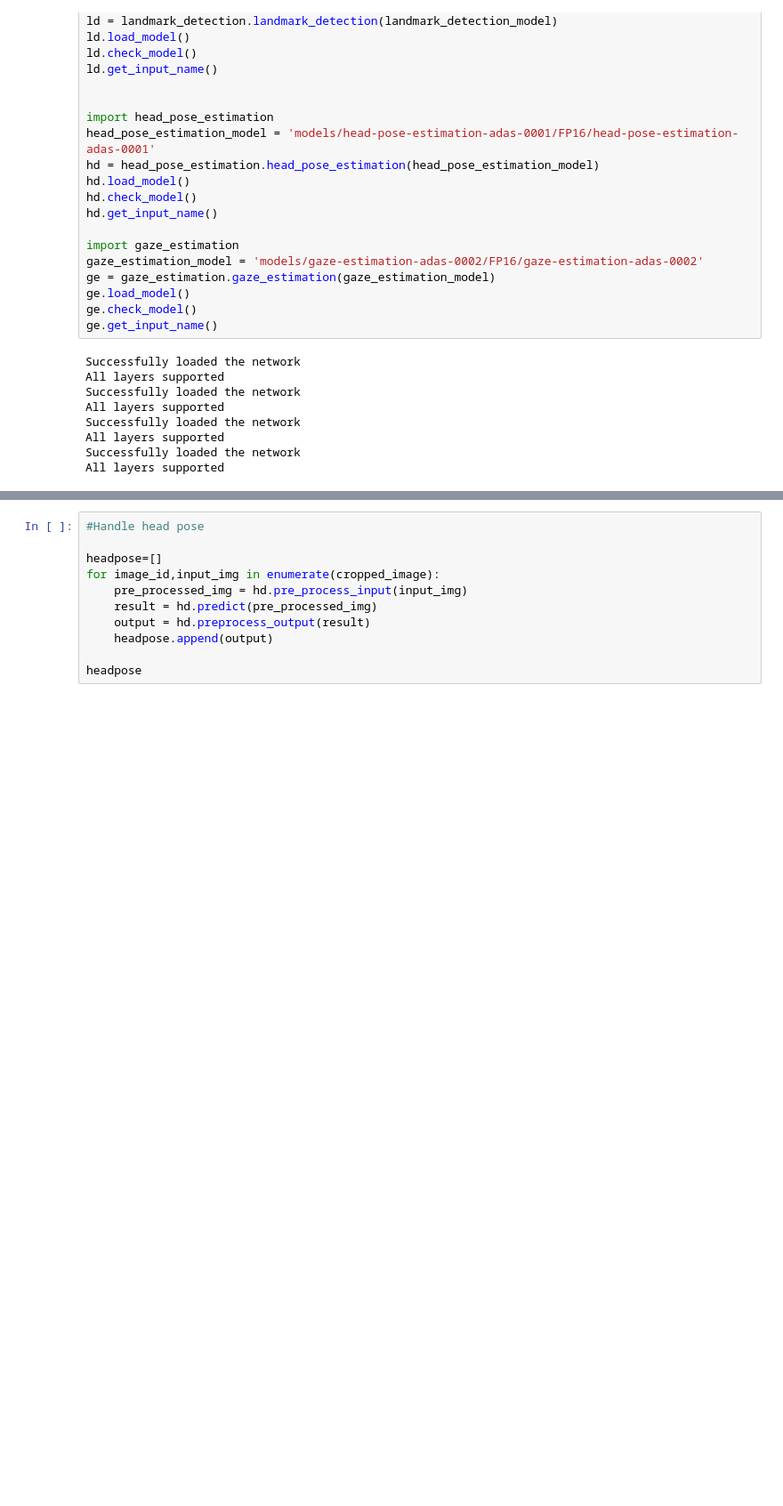
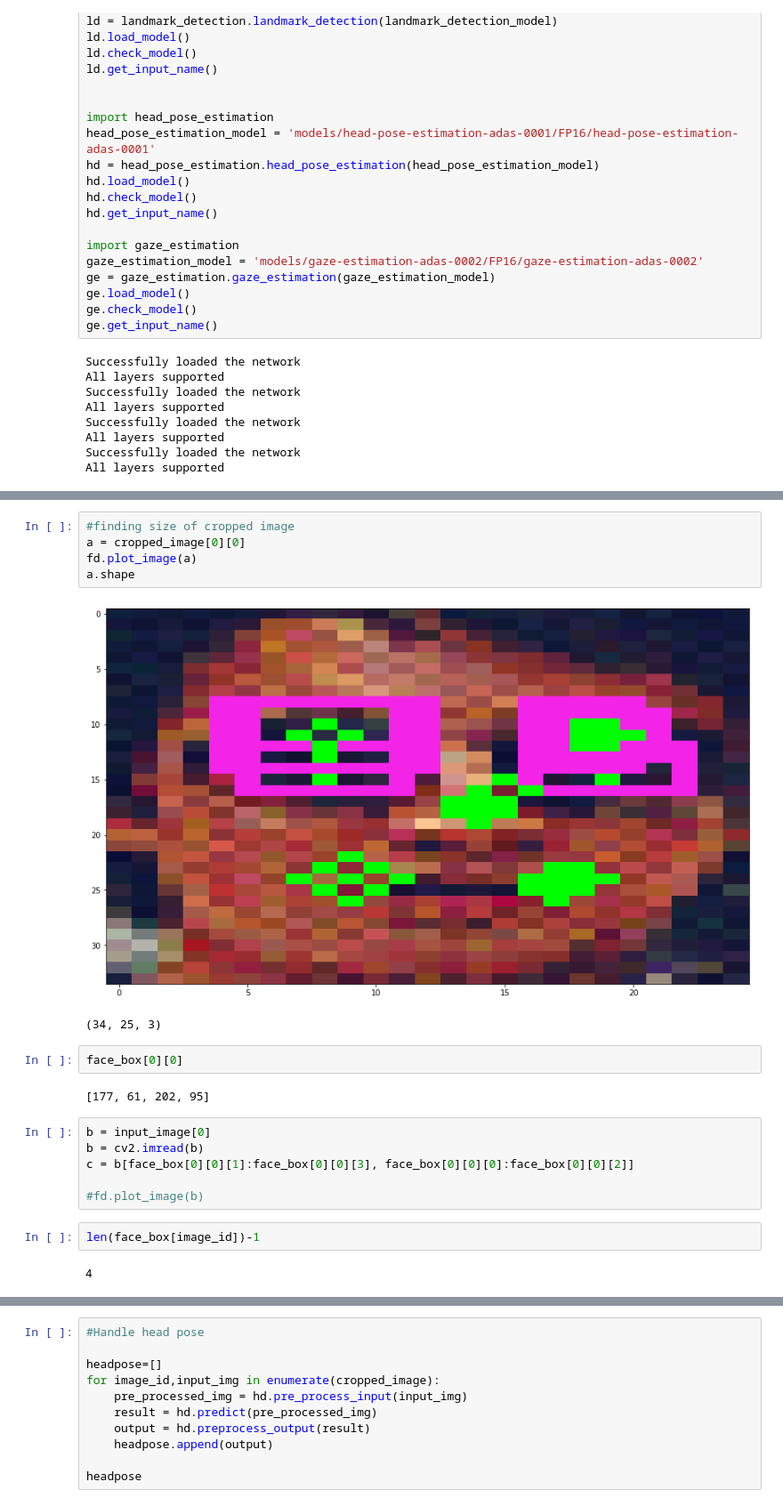
Before and after one commit to jpraveenkanna/Computer_Pointer_Controller, a Jupyter notebook: main.ipynb, the cells around one changed output, grey strips where cells are left out. Shown at 89% size. Saved outputs shown, nothing was run; the diff lists cells and outputs as text; blank space fills up the shorter version.

```diff
--- a/main.ipynb
+++ b/main.ipynb
@@ -82,0 +175,22 @@ for image_id,input_img in enumerate(cropped_image):
+# %%
+#finding size of cropped image
+a = cropped_image[0][0]
+fd.plot_image(a)
+a.shape
+# %% [output]
+[figure, added]
+(34, 25, 3)
+# %%
+face_box[0][0]
+# %% [output]
+[177, 61, 202, 95]
+# %%
+b = input_image[0]
+b = cv2.imread(b)
+c = b[face_box[0][0][1]:face_box[0][0][3], face_box[0][0][0]:face_box[0][0][2]]
+
+#fd.plot_image(b)
+# %%
+len(face_box[image_id])-1
+# %% [output]
+4
```
Also changed, not shown: parts of 9 cells of this notebook.
